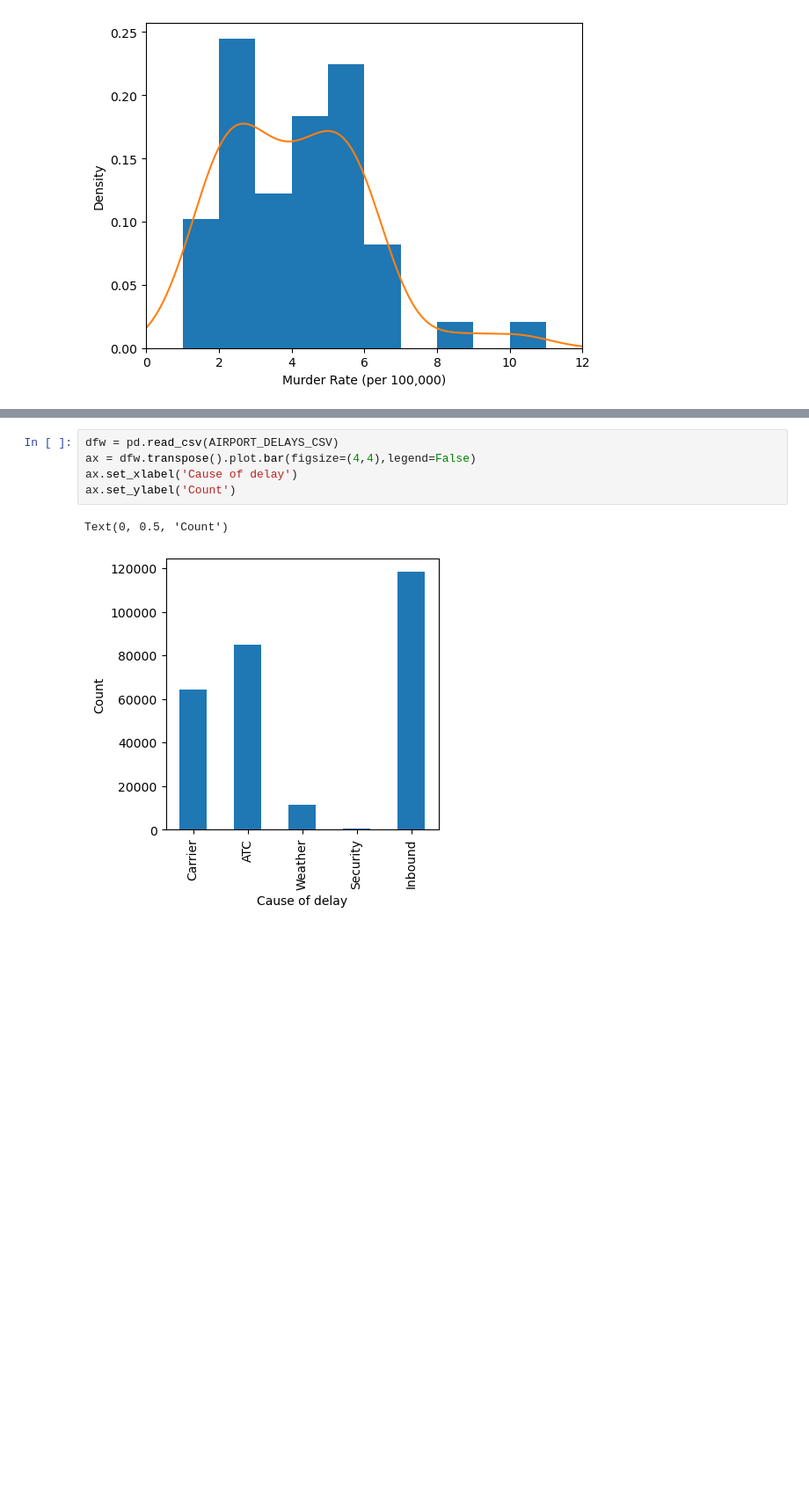
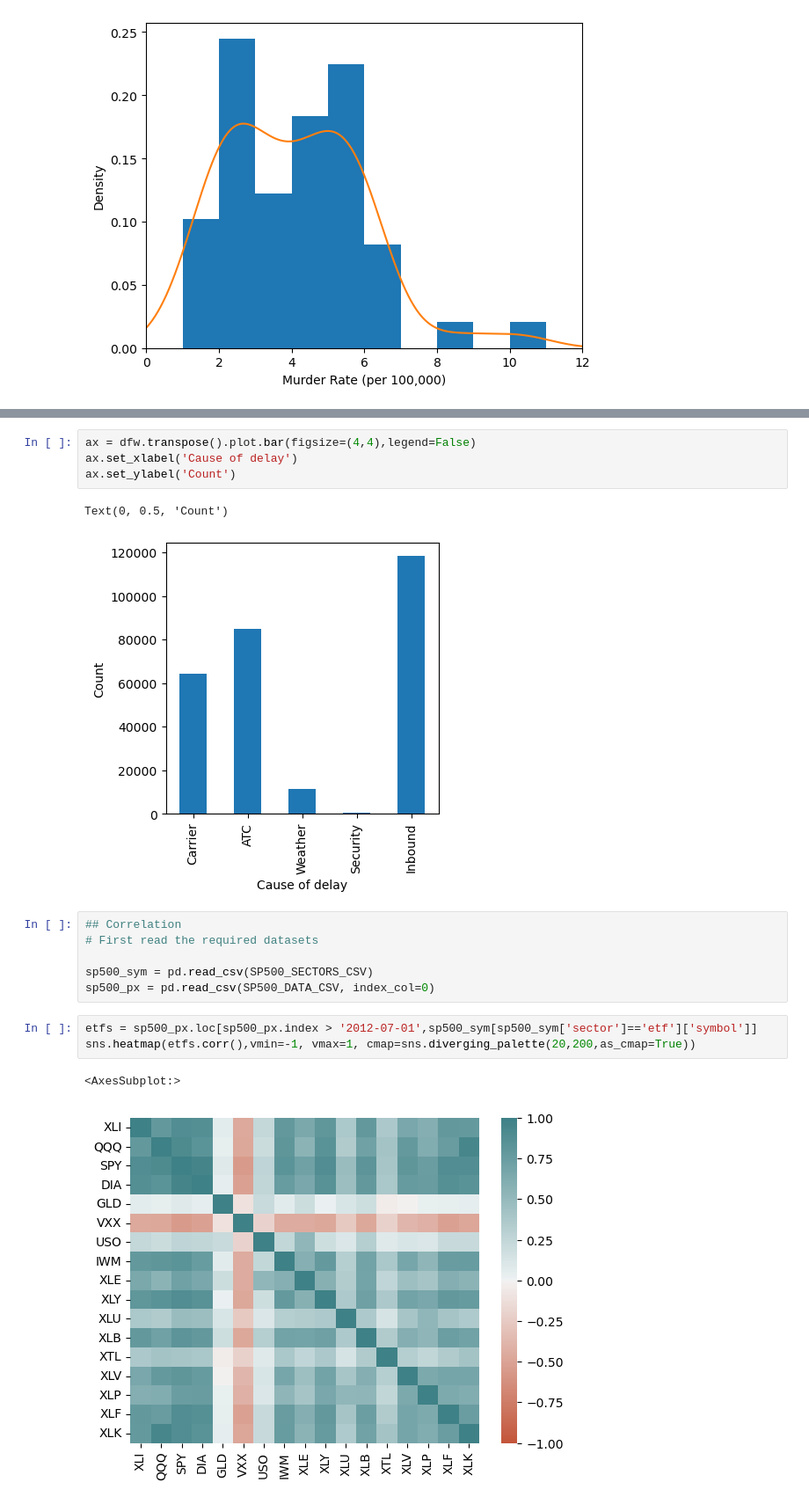
Before and after one commit to joshoandres13/pandas_practice, a Jupyter notebook: practical_statistics.ipynb, the cells around one changed output, grey strips where cells are left out. Shown: that part at 88% size. Cells and saved outputs as stored; diff of their text form; blank space fills up the shorter version.

```diff
--- a/practical_statistics.ipynb
+++ b/practical_statistics.ipynb
@@ -130,8 +132,19 @@ Text(0.5, 0, 'Murder Rate (per 100,000)')
 # %%
-dfw = pd.read_csv(AIRPORT_DELAYS_CSV)
 ax = dfw.transpose().plot.bar(figsize=(4,4),legend=False)
 ax.set_xlabel('Cause of delay')
 ax.set_ylabel('Count')
 # %% [output]
 Text(0, 0.5, 'Count')
 [figure]
+# %%
+## Correlation
+# First read the required datasets
+
+sp500_sym = pd.read_csv(SP500_SECTORS_CSV)
+sp500_px = pd.read_csv(SP500_DATA_CSV, index_col=0)
+# %%
+etfs = sp500_px.loc[sp500_px.index > '2012-07-01',sp500_sym[sp500_sym['sector']=='etf']['symbol']]
+sns.heatmap(etfs.corr(),vmin=-1, vmax=1, cmap=sns.diverging_palette(20,200,as_cmap=True))
+# %% [output]
+<AxesSubplot:>
+[figure, added]
```
Also changed, not shown: parts of 20 cells of this notebook.
